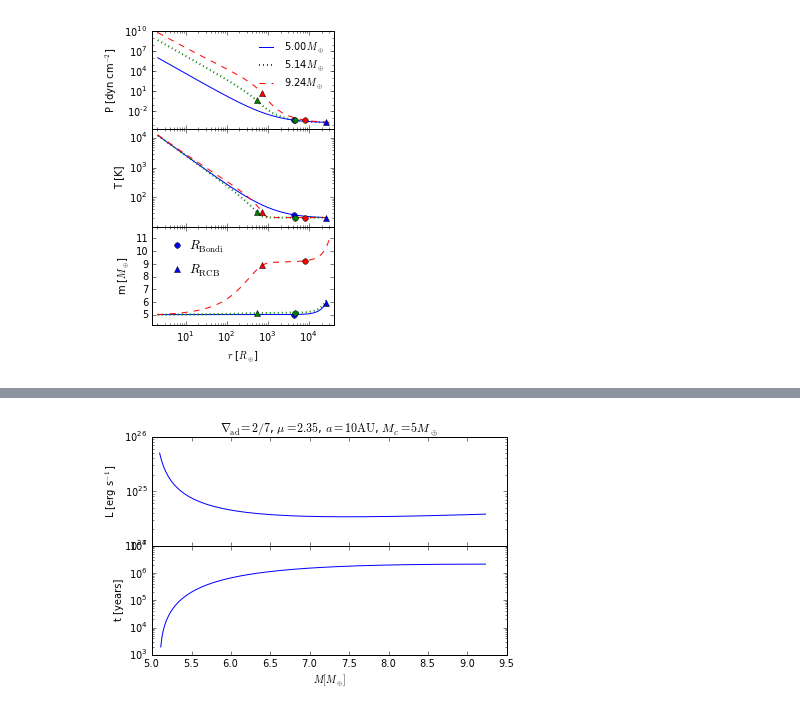
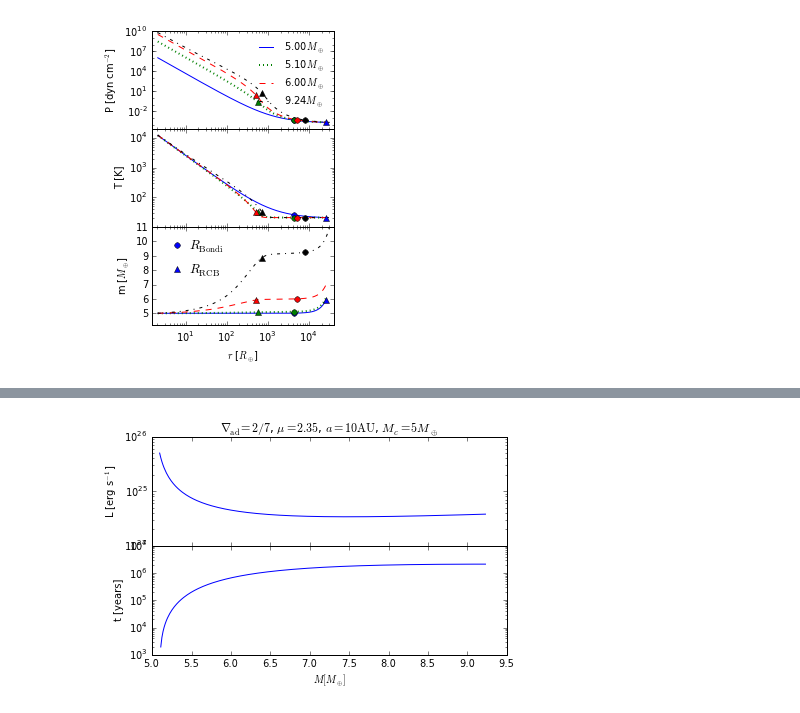
Before and after one commit to apiso/core_accretion, a Jupyter notebook: python/RadSGPoly/plots_poster.ipynb, the cells around one changed output, grey strips where cells are left out. Cells and saved outputs as stored; diff of their text form; code cells hidden in the pictures.

Commit message:
updated plots and secs. 2,3,4 in draft4

```diff
--- a/python/RadSGPoly/plots_poster.ipynb
+++ b/python/RadSGPoly/plots_poster.ipynb
@@ -60,28 +60,33 @@ profcrit30 = crit30[1]
 dtcrit30 = crit30[2]
 # %%
 i1 = 0
-i2 = 15
+i2 = 11
+i3 = 85
 
-r1, r2, r3 = profcrit.r[i1] / Re, profcrit.r[i2] / Re, profcrit.r[-1] / Re
-P1, P2, P3 = profcrit.P[i1], profcrit.P[i2], profcrit.P[-1]
-T1, T2, T3 = profcrit.t[i1], profcrit.t[i2], profcrit.t[-1]
-m1, m2, m3 = profcrit.m[i1] / Me, profcrit.m[i2] / Me, profcrit.m[-1] / Me
+r1, r2, r3, r4 = profcrit.r[i1] / Re, profcrit.r[i2] / Re, profcrit.r[i3] / Re, profcrit.r[-1] / Re
+P1, P2, P3, P4 = profcrit.P[i1], profcrit.P[i2], profcrit.P[i3], profcrit.P[-1]
+T1, T2, T3, T4 = profcrit.t[i1], profcrit.t[i2], profcrit.t[i3], profcrit.t[-1]
+m1, m2, m3, m4 = profcrit.m[i1] / Me, profcrit.m[i2] / Me, profcrit.m[i3] / Me, profcrit.m[-1] / Me
 
 MB1 = paramcrit.MB[i1]
 MB2 = paramcrit.MB[i2]
-MB3 = paramcrit.MB[-1]
+MB3 = paramcrit.MB[i3]
+MB4 = paramcrit.MB[-1]
 
 RB1 = paramcrit.RB[i1]
 RB2 = paramcrit.RB[i2]
-RB3 = paramcrit.RB[-1]
+RB3 = paramcrit.RB[i3]
+RB4 = paramcrit.RB[-1]
 
 rcb1 = paramcrit.rcb[i1]
 rcb2 = paramcrit.rcb[i2]
-rcb3 = paramcrit.rcb[-1]
+rcb3 = paramcrit.rcb[i3]
+rcb4 = paramcrit.rcb[-1]
 
 PB1, TB1, Pcb1, Tcb1, Mcb1 = paramcrit.PB[i1], paramcrit.TB[i1], paramcrit.Pcb[i1], paramcrit.Tcb[i1], paramcrit.Mcb[i1]
 PB2, TB2, Pcb2, Tcb2, Mcb2 = paramcrit.PB[i2], paramcrit.TB[i2], paramcrit.Pcb[i2], paramcrit.Tcb[i2], paramcrit.Mcb[i2]
-PB3, TB3, Pcb3, Tcb3, Mcb3 = paramcrit.PB[-1], paramcrit.TB[-1], paramcrit.Pcb[-1], paramcrit.Tcb[-1], paramcrit.Mcb[-1]
+PB3, TB3, Pcb3, Tcb3, Mcb3 = paramcrit.PB[i3], paramcrit.TB[i3], paramcrit.Pcb[i3], paramcrit.Tcb[i3], paramcrit.Mcb[i3]
+PB4, TB4, Pcb4, Tcb4, Mcb4 = paramcrit.PB[-1], paramcrit.TB[-1], paramcrit.Pcb[-1], paramcrit.Tcb[-1], paramcrit.Mcb[-1]
 
 M = paramcrit.MB
 dM = M[1:]-M[:-1]
@@ -101,12 +106,15 @@ f, (ax1, ax2, ax3) = plt.subplots(3, sharex=True, figsize = (3.5, 5.0))
 ax1.loglog(r1, P1, color = 'blue', label = str(MB1)[:4] + r'$M_{\oplus}$')
 ax1.loglog(r2, P2, color = 'green', linestyle = ':', linewidth = 2, label = str(MB2)[:4] + r'$M_{\oplus}$')
 ax1.loglog(r3, P3, color = 'red', linestyle = '--', label = str(MB3)[:4] + r'$M_{\oplus}$')
+ax1.loglog(r4, P4, color = 'black', linestyle = '-.', label = str(MB4)[:4] + r'$M_{\oplus}$')
 ax1.semilogx(RB1, PB1, '.', ms = 10, color = 'blue')
 ax1.semilogx(RB2, PB2, '.', ms = 10, color = 'green')
 ax1.semilogx(RB3, PB3, '.', ms = 10, color = 'red')
+ax1.semilogx(RB4, PB4, '.', ms = 10, color = 'black')
 ax1.semilogx(rcb1, Pcb1, '^', ms = 5, color = 'blue')
 ax1.semilogx(rcb2, Pcb2, '^', ms = 5, color = 'green')
 ax1.semilogx(rcb3, Pcb3, '^', ms = 5, color = 'red')
+ax1.semilogx(rcb4, Pcb4, '^', ms = 5, color = 'black')
 ax1.set_ylabel(r'P [dyn cm$^{-2}$]')
 ax1.yaxis.set_ticks([10**(-2), 10, 10**4, 10**7, 10**10])
 #ax1.set_title(r'$a=60\mathrm{AU}$, $M_c=5 M_{\oplus}$')
@@ -117,35 +125,41 @@ ax1.set_ylim(ymin = 2 * 10**(-5))
 ax2.loglog(r1, T1, color = 'blue')
 ax2.loglog(r2, T2, color = 'green', linestyle = ':', linewidth = 2)
 ax2.loglog(r3, T3, color = 'red', linestyle = '--')
+ax2.loglog(r4, T4, color = 'black', linestyle = '-.')
 ax2.semilogx(RB1, TB1, '.', ms = 10, color = 'blue')
 ax2.semilogx(RB2, TB2, '.', ms = 10, color = 'green')
 ax2.semilogx(RB3, TB3, '.', ms = 10, color = 'red')
+ax2.semilogx(RB4, TB4, '.', ms = 10, color = 'black')
 ax2.semilogx(rcb1, Tcb1, '^', ms = 5, color = 'blue')
 ax2.semilogx(rcb2, Tcb2, '^', ms = 5, color = 'green')
 ax2.semilogx(rcb3, Tcb3, '^', ms = 5, color = 'red')
+ax2.semilogx(rcb4, Tcb4, '^', ms = 5, color = 'black')
 ax2.set_ylim(10, 2 * 10**4)
 ax2.set_ylabel(r'T [K]')
 ax2.yaxis.set_ticks([10**2, 10**3, 10**4])
 #ax2.yaxis.set_ticks([10**(-2), 10, 10**4, 10**7, 10**10])
 ax3.semilogx(r1, m1, color = 'blue')
 ax3.semilogx(r2, m2, color = 'green', linestyle = ':', linewidth = 2)
 ax3.semilogx(r3, m3, color = 'red', linestyle = '--')
+ax3.semilogx(r4, m4, color = 'black', linestyle = '-.')
 ax3.semilogx(RB1, MB1, '.', ms = 10, color = 'blue', label = r'$R_{\mathrm{Bondi}}$')
 ax3.semilogx(RB2, MB2, '.', ms = 10, color = 'green')
 ax3.semilogx(RB3, MB3, '.', ms = 10, color = 'red')
+ax3.semilogx(RB4, MB4, '.', ms = 10, color = 'black')
 ax3.semilogx(rcb1, Mcb1, '^', ms = 5, color = 'blue', label = r'$R_{\mathrm{RCB}}$')
 ax3.semilogx(rcb2, Mcb2, '^', ms = 5, color = 'green')
 ax3.semilogx(rcb3, Mcb3, '^', ms = 5, color = 'red')
+ax3.semilogx(rcb4, Mcb4, '^', ms = 5, color = 'black')
 #ax3.yaxis.set_ticks([4, 6, 8, 10])
-ax3.set_ylim(4.2, 11.9)
+ax3.set_ylim(4.2, 11.0)
 ax3.set_ylabel(r'm [$M_{\oplus}$]')
 ax3.set_xlabel(r'$r$ [$R_{\oplus}$]')
 ax3.legend(loc = 2, prop = {'size':13}, frameon = False, numpoints = 1, handletextpad = 0)
 
 plt.tight_layout()
 f.subplots_adjust(hspace=0)
 
 
 plt.savefig(userpath + '/figs/ModelAtmospheres/RadSelfGravPoly/Profiles/' + filename)
 # %% [output]
-[figure, old version]
+[figure, new version]
```
Also changed, not shown: parts of 1 cell of this notebook, 6 other files.
